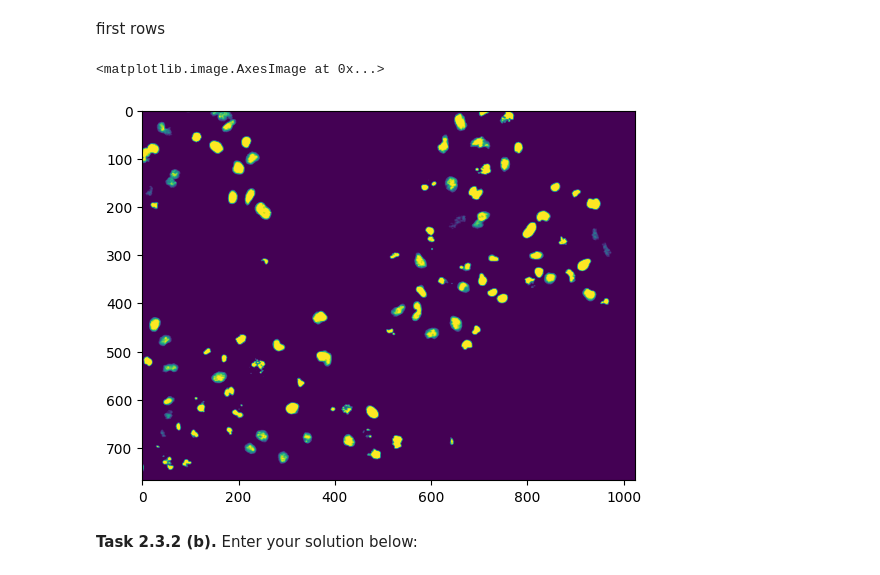
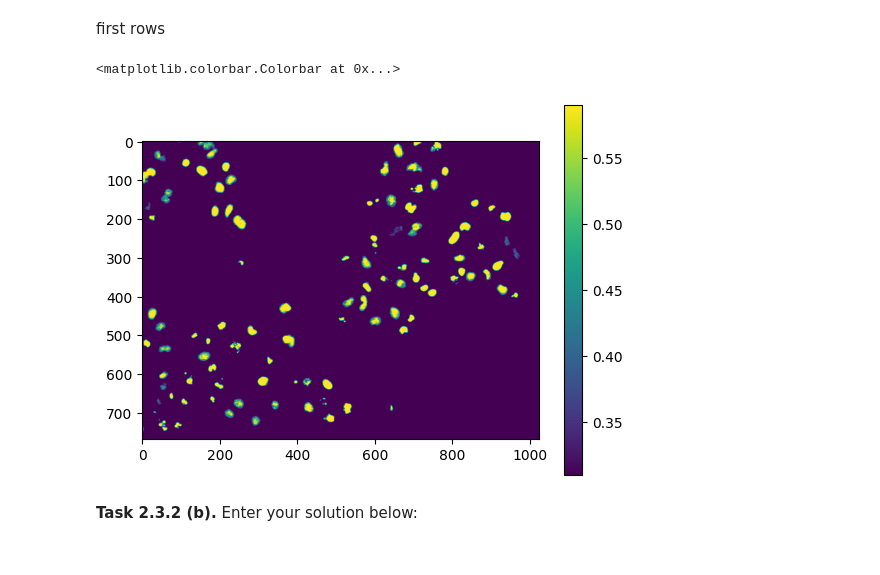
Before and after one commit to helenmen/mobi-fs3-python, a Jupyter notebook: task2.ipynb, the cells around one changed output. Cells and saved outputs as stored; diff of their text form; code cells hidden in the pictures.

```diff
--- a/task2.ipynb
+++ b/task2.ipynb
@@ -63,19 +63,20 @@ first rows
 # %%
 rows=imog.shape[0]
 columns=imog.shape[1]
 
 for i in range(0,imog.shape[0]):
     for j in range(0,imog.shape[1]):
          if imog[i,j]<T1:
             imog[i,j]=T1
          if imog[i,j]>T2:
             imog[i,j]=T2
 
 
 plt.imshow(imog)
+plt.colorbar()
 # %% [output]
-<matplotlib.image.AxesImage at 0x...>
+<matplotlib.colorbar.Colorbar at 0x...>
-[figure, old version]
+[figure, new version]
 # %% [markdown]
 **<a id="#">Task 2.3.2 (b).</a>** Enter your solution below:
 # %%
```
Also changed, not shown: parts of 2 cells of this notebook.
